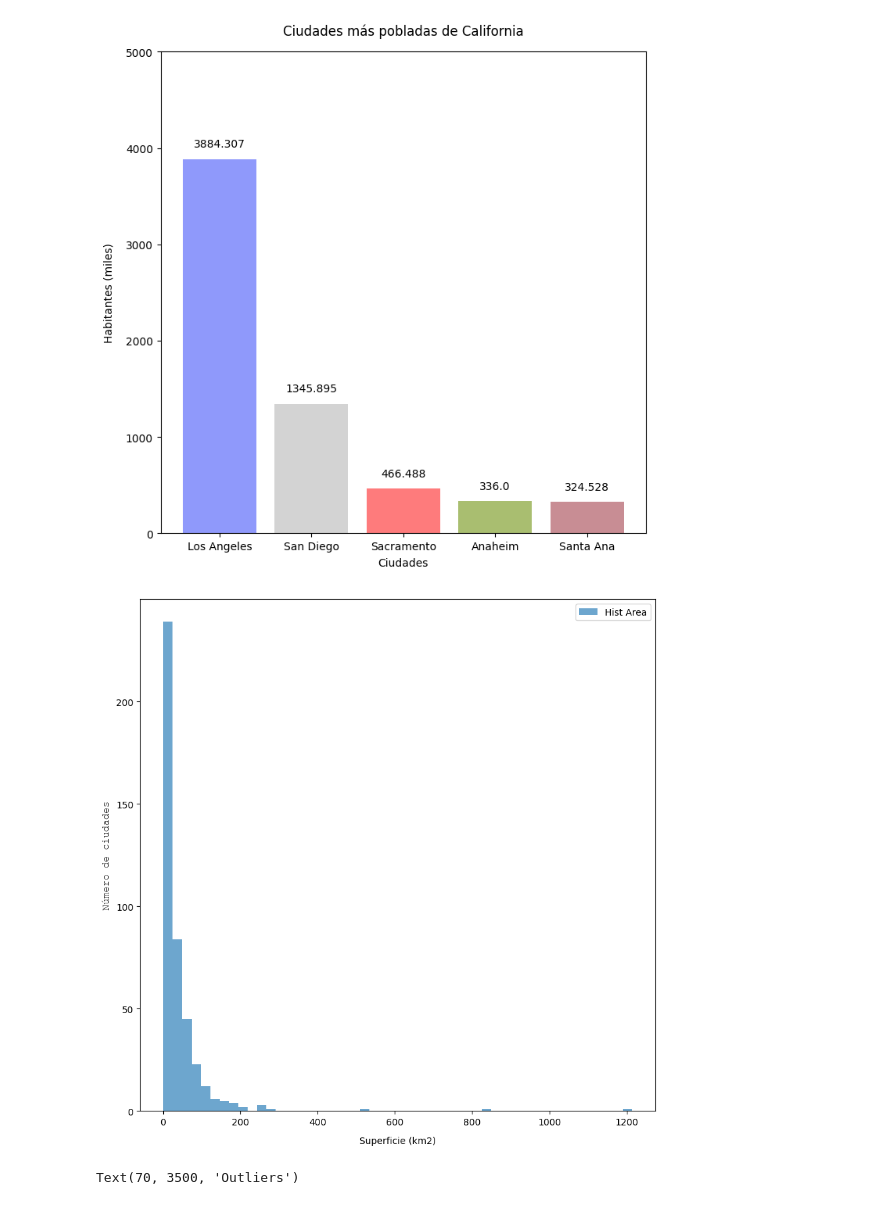
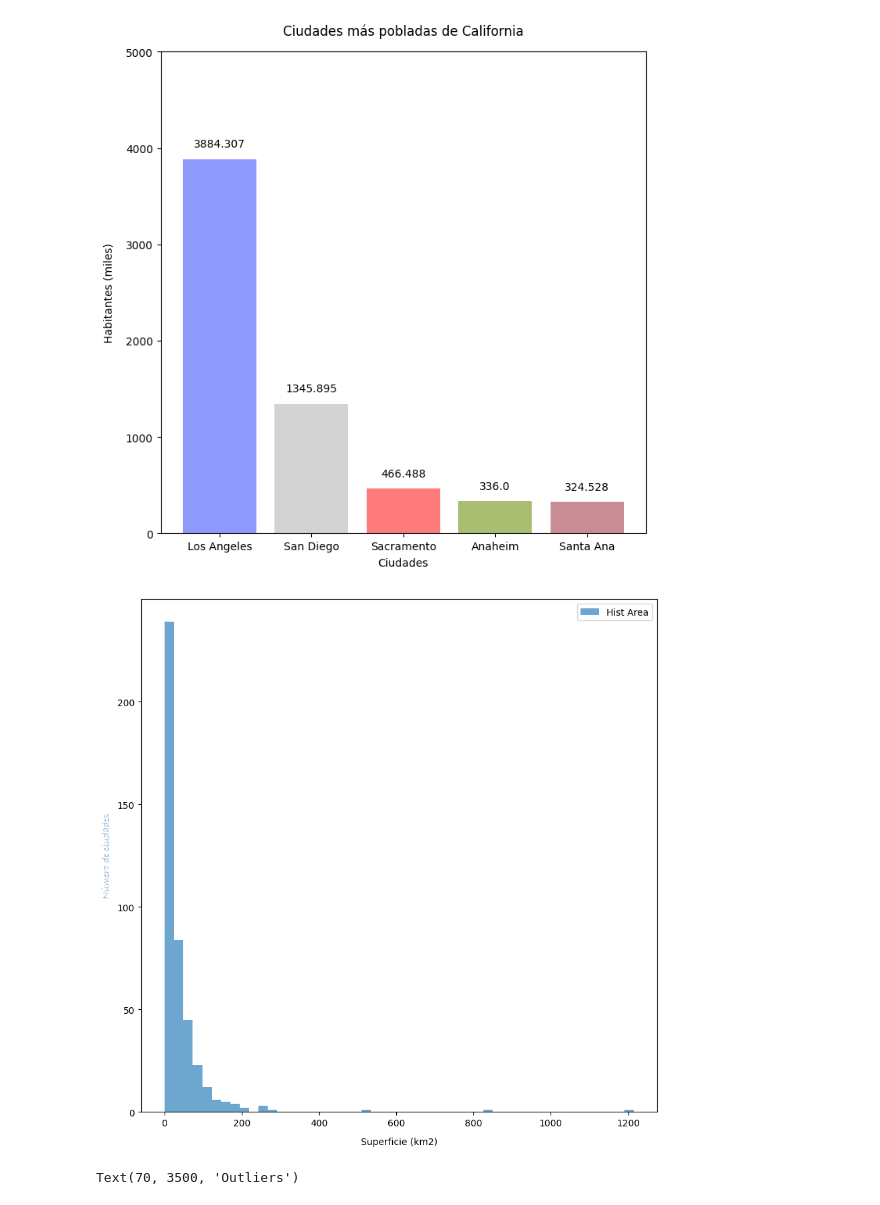
Before and after one commit to Rodrigo6363/ONLINE_DS_THEBRIDGE_ROD, a Jupyter notebook: Sprint_08/Unidad_01/Practica_Obligatoria/18_Practica_Obligatoria_Visualizacion_Basica.ipynb, the cells around one changed output. Cells and saved outputs as stored; diff of their text form; code cells hidden in the pictures.

```diff
--- a/Sprint_08/Unidad_01/Practica_Obligatoria/18_Practica_Obligatoria_Visualizacion_Basica.ipynb
+++ b/Sprint_08/Unidad_01/Practica_Obligatoria/18_Practica_Obligatoria_Visualizacion_Basica.ipynb
@@ -94,26 +94,26 @@ for barra in barras:
 # %%
 superficie_km2 = df_cali["area_land_km2"].to_list()
 font_dict = {"size":11,
-             "family":"Courier New",
-             "color":"black"}
+             "family":"Bradley Hand itc",
+             "color":"steelblue"}
 
 fig = plt.figure(figsize=(10,10))
 ax = plt.axes()
 ax.hist(superficie_km2,bins=50,alpha=0.65,label="Hist Area")
 # Establecer límites en el eje Y
 ax.set_ylim(0, 250)
 # Obtener las etiquetas actuales del eje X
 ticks = ax.get_yticks()
 # Eliminar el último tick del eje X
 ticks = ticks[:-1]
 # Establecer nuevamente los ticks sin el último valor
 ax.set_yticks(ticks)
 ax.set_ylim(0, 250)
 ax.set_ylabel("Número de ciudades", labelpad=5,fontdict=font_dict)
 ax.set_xlabel("Superficie (km2)", labelpad=10)
 ax.legend(loc="upper right");
 # %% [output]
-[figure, old version]
+[figure, new version]
 # %%
 # Obtener el índice de la fila con el máximo valor de area_water_km2
 max_index_water = df_cali["area_water_km2"].idxmax()
```
Also changed, not shown: parts of 1 cell of this notebook.
